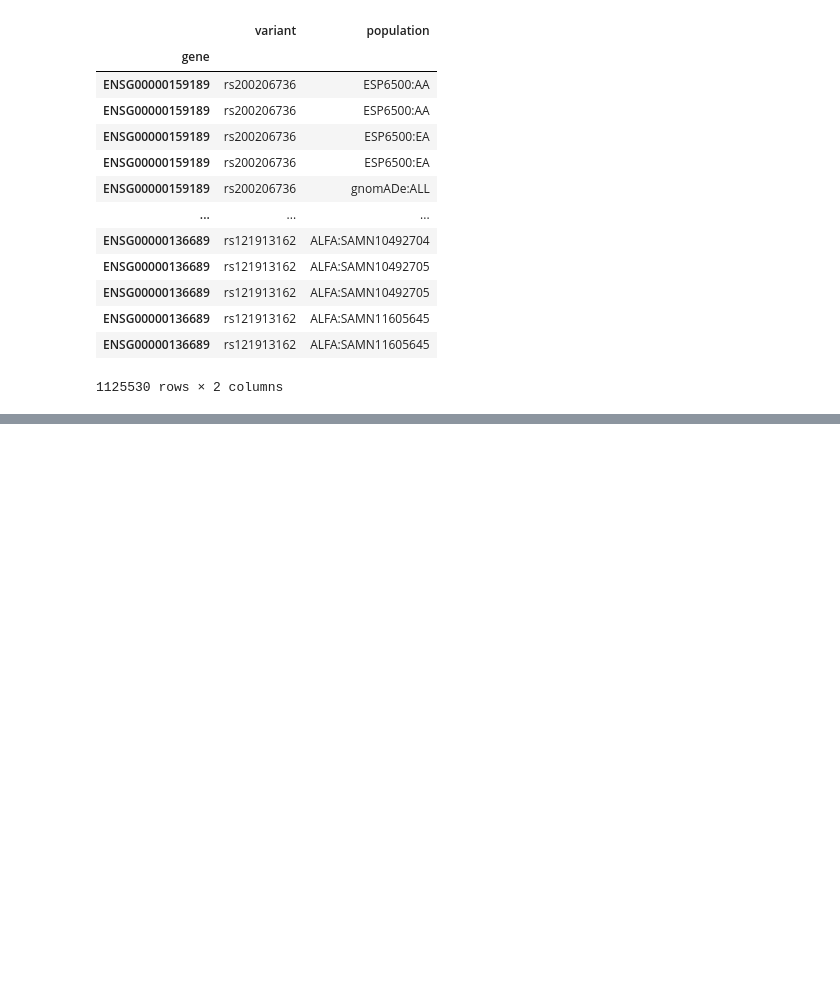
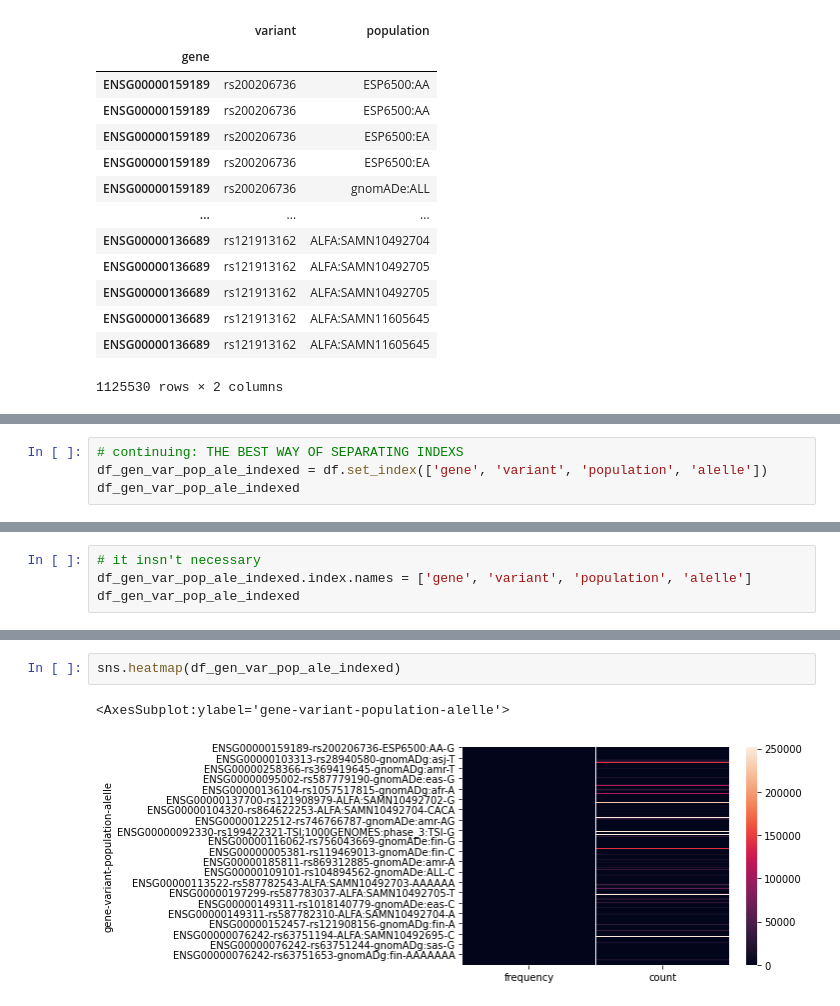
Before and after one commit to lgdc-ufpa/immunogenetic-applications-in-covid-19, a Jupyter notebook: sprint4_data_visualization/sprint4_2_data_visualizations/main.ipynb, the cells around one changed output, grey strips where cells are left out. Drawn from its saved outputs; the diff is of its cells as text; blank space fills up the shorter version.

```diff
--- a/sprint4_data_visualization/sprint4_2_data_visualizations/main.ipynb
+++ b/sprint4_data_visualization/sprint4_2_data_visualizations/main.ipynb
@@ -112,0 +250,4 @@ df_hmp1_indexed_gene
+# %%
+# continuing: THE BEST WAY OF SEPARATING INDEXS
+df_gen_var_pop_ale_indexed = df.set_index(['gene', 'variant', 'population', 'alelle'])
+df_gen_var_pop_ale_indexed
@@ -112,0 +269,4 @@ df_hmp1_indexed_gene
+# %%
+# it insn't necessary
+df_gen_var_pop_ale_indexed.index.names = ['gene', 'variant', 'population', 'alelle']
+df_gen_var_pop_ale_indexed
@@ -112,0 +341,5 @@ df_hmp1_indexed_gene
+# %%
+sns.heatmap(df_gen_var_pop_ale_indexed)
+# %% [output]
+<AxesSubplot:ylabel='gene-variant-population-alelle'>
+[figure, added]
```
Also changed, not shown: parts of 14 cells of this notebook.
